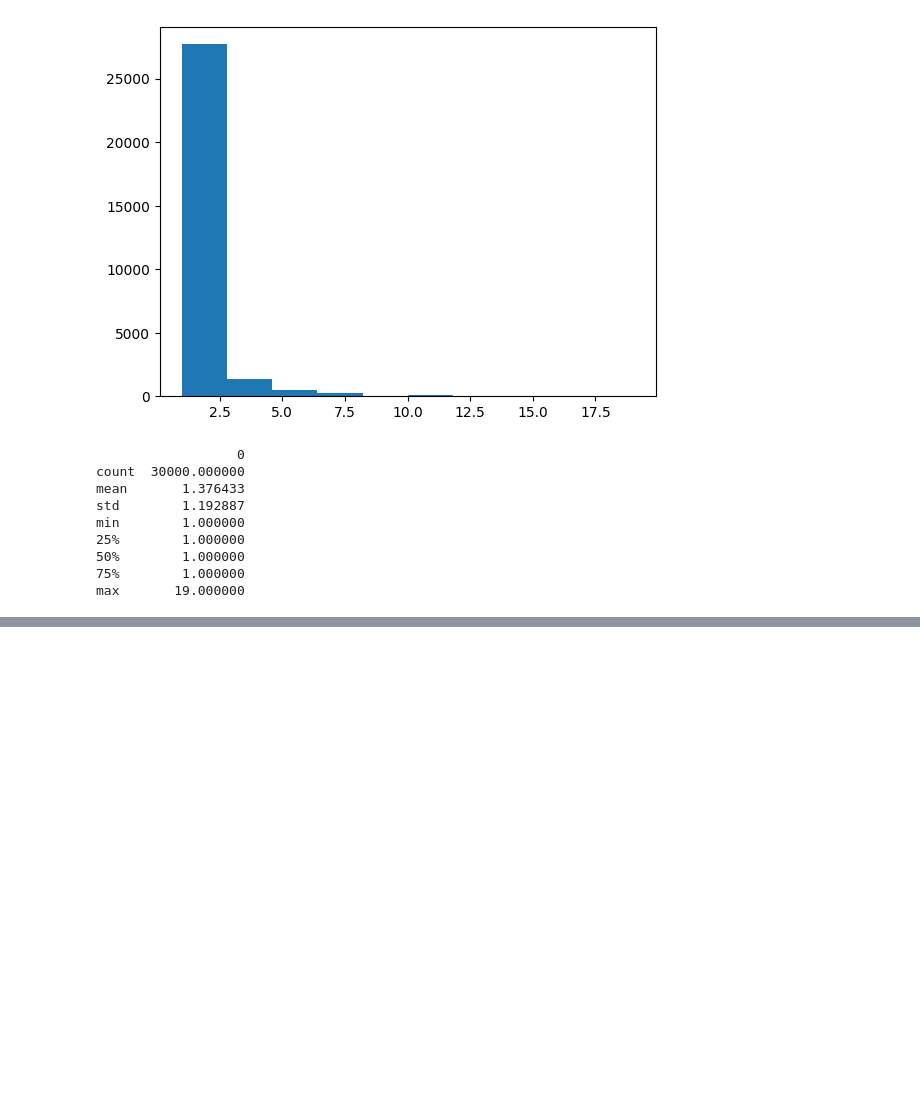
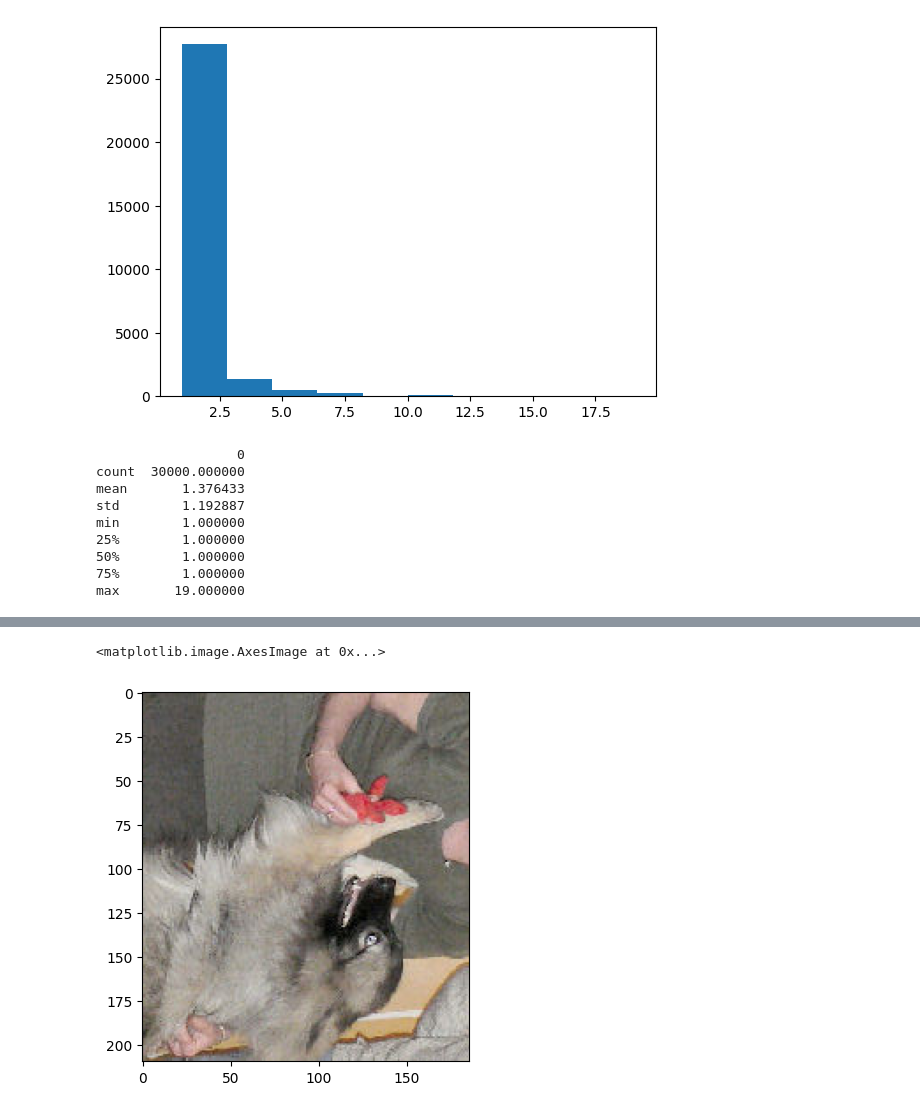
Before and after one commit to pscollins/NYU-Deep-Learning-Fall-2022, a Jupyter notebook: visualization.ipynb, the cells around one changed output, grey strips where cells are left out. Cells and saved outputs as stored; diff of their text form; code cells hidden in the pictures; blank space fills up the shorter version.

```diff
--- a/visualization.ipynb
+++ b/visualization.ipynb
@@ -98,0 +119,10 @@ max       19.000000
+# %%
+import detectron2.data.detection_utils as utils
+import json
+
+train_annotations = json.loads(open('data/annotations/annotations_training.json', 'r').read())
+el = train_annotations['images'][3030]
+print(el)
+img = utils.read_image('data/labeled_data/training/images/' + el['file_name'])
+plt.imshow(img)
+# %% [output]
@@ -98,0 +130,2 @@ max       19.000000
+<matplotlib.image.AxesImage at 0x...>
+[figure, added]
```
Also changed, not shown: parts of 3 cells of this notebook, 4 other files.
